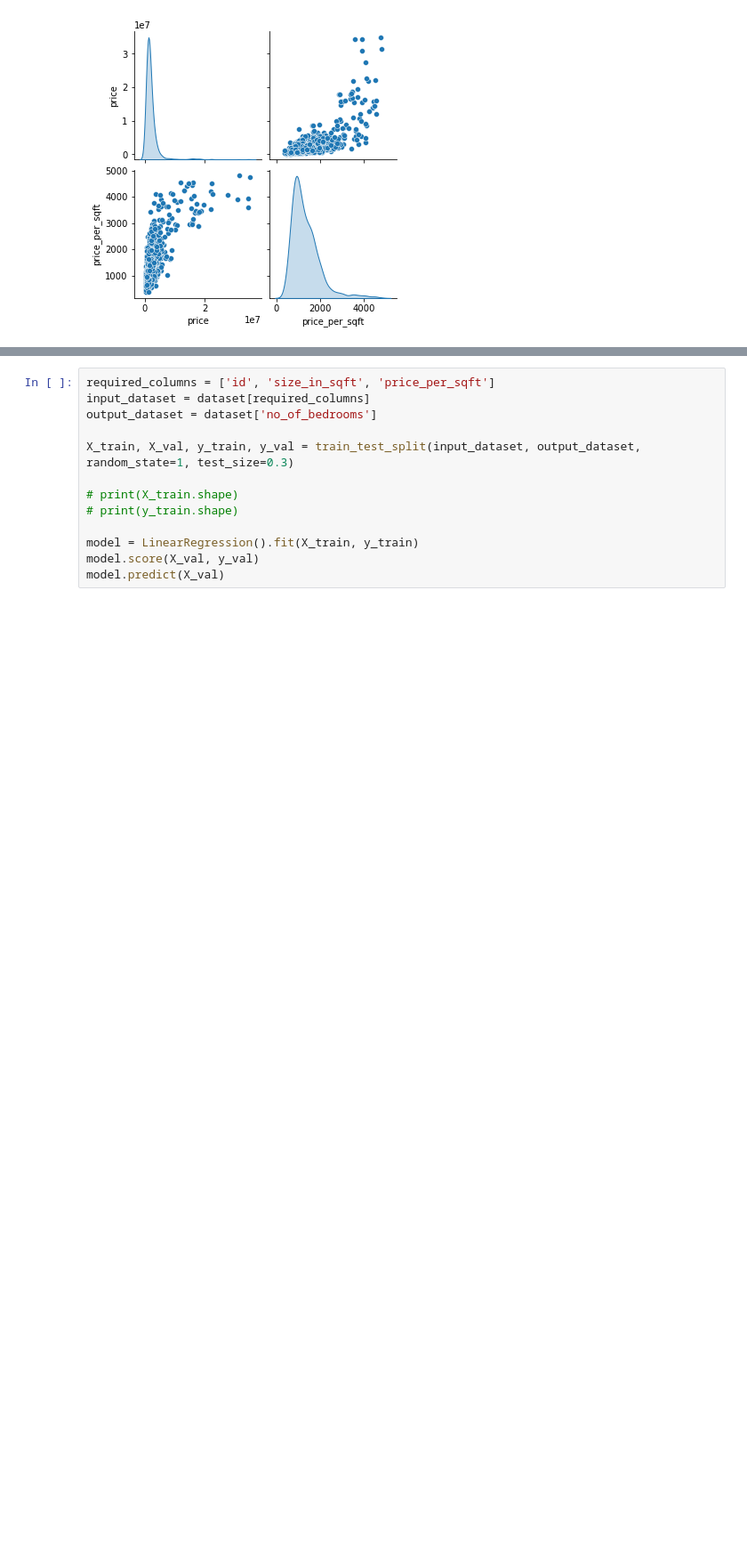
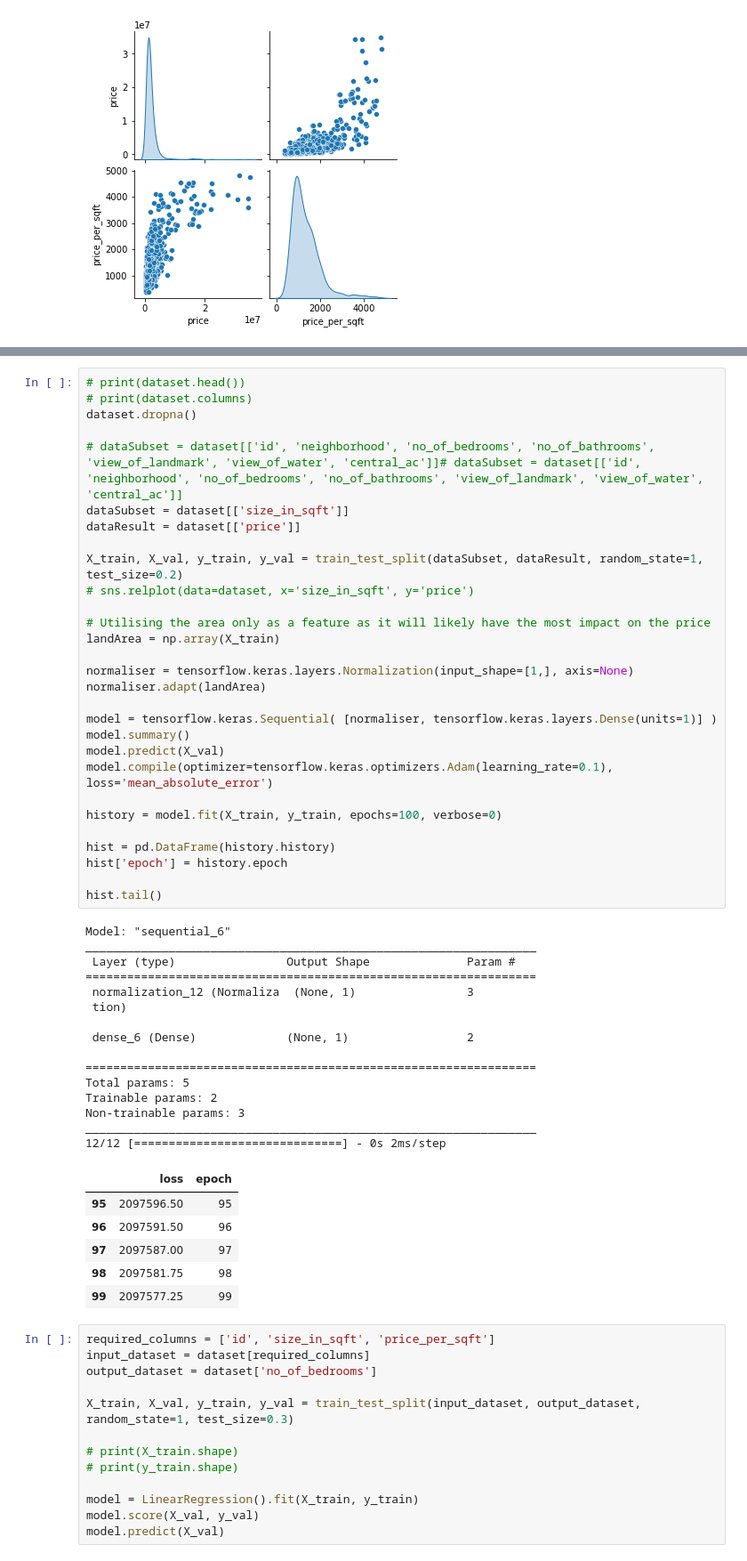
Before and after one commit to Ifas87/real-estate-predictions, a Jupyter notebook: Untitled.ipynb, the cells around one changed output, grey strips where cells are left out. Shown: that part at 89% size. Drawn from its saved outputs; the diff is of its cells as text; blank space fills up the shorter version.

Commit message:
Added and evaluated a linear regression model

```diff
--- a/Untitled.ipynb
+++ b/Untitled.ipynb
@@ -72,3 +16,54 @@ array([[-0.07448022],
+# %%
+# print(dataset.head())
+# print(dataset.columns)
+dataset.dropna()
+
+# dataSubset = dataset[['id', 'neighborhood', 'no_of_bedrooms', 'no_of_bathrooms', 'view_of_landmark', 'view_of_water', 'central_ac']]# dataSubset = dataset[['id', 'neighborhood', 'no_of_bedrooms', 'no_of_bathrooms', 'view_of_landmark', 'view_of_water', 'central_ac']]
+dataSubset = dataset[['size_in_sqft']]
+dataResult = dataset[['price']]
+
+X_train, X_val, y_train, y_val = train_test_split(dataSubset, dataResult, random_state=1, test_size=0.2)
+# sns.relplot(data=dataset, x='size_in_sqft', y='price')
+
+# Utilising the area only as a feature as it will likely have the most impact on the price
+landArea = np.array(X_train)
+
+normaliser = tensorflow.keras.layers.Normalization(input_shape=[1,], axis=None)
+normaliser.adapt(landArea)
+
+model = tensorflow.keras.Sequential( [normaliser, tensorflow.keras.layers.Dense(units=1)] )
+model.summary()
+model.predict(X_val)
+model.compile(optimizer=tensorflow.keras.optimizers.Adam(learning_rate=0.1), loss='mean_absolute_error')
+
+history = model.fit(X_train, y_train, epochs=100, verbose=0)
+
+hist = pd.DataFrame(history.history)
+hist['epoch'] = history.epoch
+
+hist.tail()
+# %% [output]
+Model: "sequential_6"
+_________________________________________________________________
+ Layer (type)                Output Shape              Param #
+=================================================================
+ normalization_12 (Normaliza  (None, 1)                3
+ tion)
+
+ dense_6 (Dense)             (None, 1)                 2
+
+=================================================================
+Total params: 5
+Trainable params: 2
+Non-trainable params: 3
+_________________________________________________________________
+12/12 [==============================] - 0s 2ms/step
+|  | loss | epoch |
+| 95 | 2097596.50 | 95 |
+| 96 | 2097591.50 | 96 |
+| 97 | 2097587.00 | 97 |
+| 98 | 2097581.75 | 98 |
+| 99 | 2097577.25 | 99 |
 # %%
 required_columns = ['id', 'size_in_sqft', 'price_per_sqft']
 input_dataset = dataset[required_columns]
```
Also changed, not shown: parts of 1 cell of this notebook.
